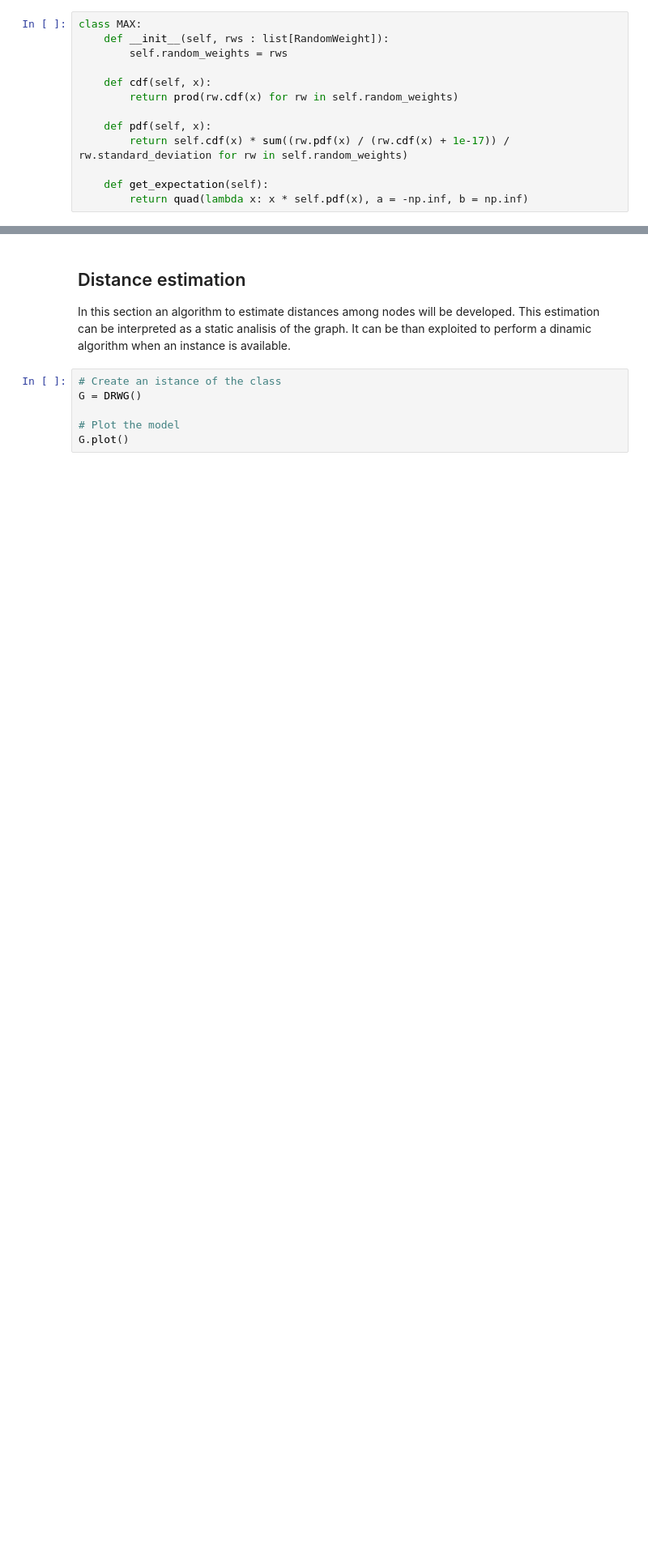
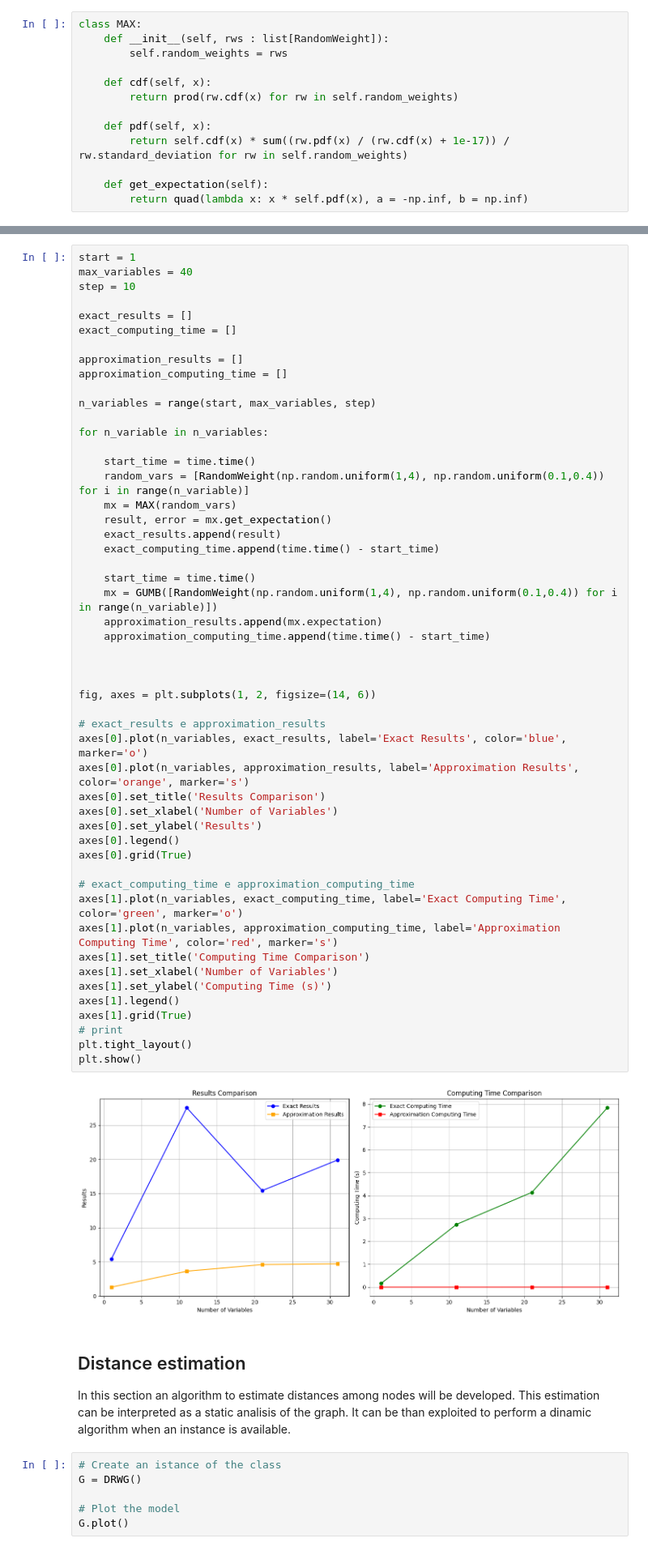
Before and after one commit to Mark55X/LearningFromNetworksProject, a Jupyter notebook: code/notebooks/project.ipynb, the cells around one changed output, grey strips where cells are left out. Shown at 81% size. Cells and saved outputs as stored; diff of their text form; blank space fills up the shorter version.

```diff
--- a/code/notebooks/project.ipynb
+++ b/code/notebooks/project.ipynb
@@ -233,3 +237,56 @@ Estimated error: 4.779588864907468e-09
+# %%
+start = 1
+max_variables = 40
+step = 10
+
+exact_results = []
+exact_computing_time = []
+
+approximation_results = []
+approximation_computing_time = []
+
+n_variables = range(start, max_variables, step)
+
+for n_variable in n_variables:
+
+    start_time = time.time()
+    random_vars = [RandomWeight(np.random.uniform(1,4), np.random.uniform(0.1,0.4)) for i in range(n_variable)]
+    mx = MAX(random_vars)
+    result, error = mx.get_expectation()
+    exact_results.append(result)
+    exact_computing_time.append(time.time() - start_time)
+
+    start_time = time.time()
+    mx = GUMB([RandomWeight(np.random.uniform(1,4), np.random.uniform(0.1,0.4)) for i in range(n_variable)])
+    approximation_results.append(mx.expectation)
+    approximation_computing_time.append(time.time() - start_time)
+
+
+
+fig, axes = plt.subplots(1, 2, figsize=(14, 6))
+
+# exact_results e approximation_results
+axes[0].plot(n_variables, exact_results, label='Exact Results', color='blue', marker='o')
+axes[0].plot(n_variables, approximation_results, label='Approximation Results', color='orange', marker='s')
+axes[0].set_title('Results Comparison')
+axes[0].set_xlabel('Number of Variables')
+axes[0].set_ylabel('Results')
+axes[0].legend()
+axes[0].grid(True)
+
+# exact_computing_time e approximation_computing_time
+axes[1].plot(n_variables, exact_computing_time, label='Exact Computing Time', color='green', marker='o')
+axes[1].plot(n_variables, approximation_computing_time, label='Approximation Computing Time', color='red', marker='s')
+axes[1].set_title('Computing Time Comparison')
+axes[1].set_xlabel('Number of Variables')
+axes[1].set_ylabel('Computing Time (s)')
+axes[1].legend()
+axes[1].grid(True)
+# print
+plt.tight_layout()
+plt.show()
+# %% [output]
+[figure, added]
 # %% [markdown]
 ## Distance estimation
 In this section an algorithm to estimate distances among nodes will be developed. This estimation can be interpreted as a static analisis of the graph. It can be than exploited to perform a dinamic algorithm when an instance is available.
```
Also changed, not shown: parts of 7 cells of this notebook.
